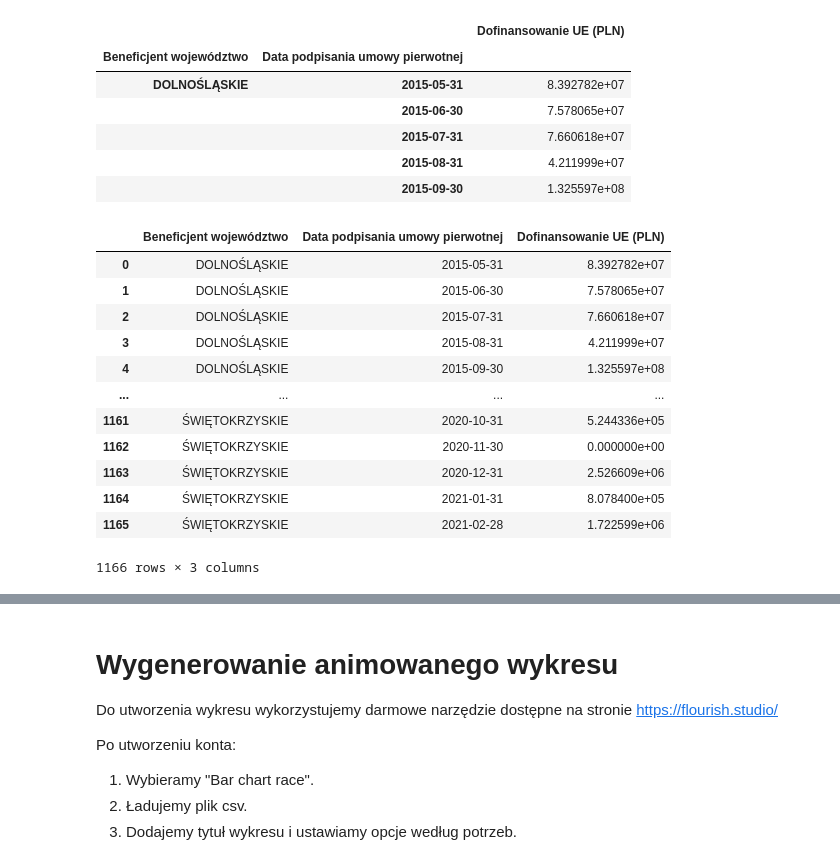
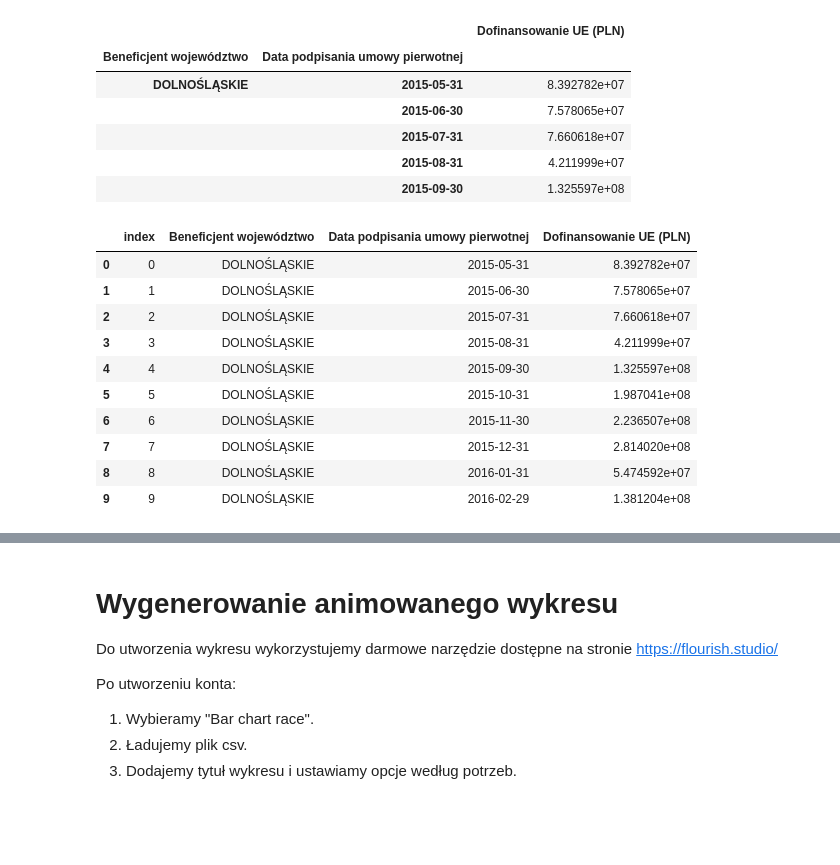
Before and after one commit to Agnesing/UE, a Jupyter notebook: Dotacje_UE_2014_2020.ipynb, the cells around one changed output, grey strips where cells are left out. Drawn from its saved outputs; the diff is of its cells as text; code cells hidden in the pictures; blank space fills up the shorter version.

```diff
--- a/Dotacje_UE_2014_2020.ipynb
+++ b/Dotacje_UE_2014_2020.ipynb
@@ -146,21 +146,19 @@ df2.head()
 # %%
 # Otrzymaliśmy tabelę z multiindeksem. Należy go zresetować
 df2=df2.reset_index()
-df2
+df2.head(10)
 # %% [output]
-|  | Beneficjent województwo | Data podpisania umowy pierwotnej | Dofinansowanie UE (PLN) |
-| 0 | DOLNOŚLĄSKIE | 2015-05-31 | 8.392782e+07 |
-| 1 | DOLNOŚLĄSKIE | 2015-06-30 | 7.578065e+07 |
-| 2 | DOLNOŚLĄSKIE | 2015-07-31 | 7.660618e+07 |
-| 3 | DOLNOŚLĄSKIE | 2015-08-31 | 4.211999e+07 |
-| 4 | DOLNOŚLĄSKIE | 2015-09-30 | 1.325597e+08 |
-| ... | ... | ... | ... |
-| 1161 | ŚWIĘTOKRZYSKIE | 2020-10-31 | 5.244336e+05 |
-| 1162 | ŚWIĘTOKRZYSKIE | 2020-11-30 | 0.000000e+00 |
-| 1163 | ŚWIĘTOKRZYSKIE | 2020-12-31 | 2.526609e+06 |
-| 1164 | ŚWIĘTOKRZYSKIE | 2021-01-31 | 8.078400e+05 |
-| 1165 | ŚWIĘTOKRZYSKIE | 2021-02-28 | 1.722599e+06 |
+|  | index | Beneficjent województwo | Data podpisania umowy pierwotnej | Dofinansowanie UE (PLN) |
+| 0 | 0 | DOLNOŚLĄSKIE | 2015-05-31 | 8.392782e+07 |
+| 1 | 1 | DOLNOŚLĄSKIE | 2015-06-30 | 7.578065e+07 |
+| 2 | 2 | DOLNOŚLĄSKIE | 2015-07-31 | 7.660618e+07 |
+| 3 | 3 | DOLNOŚLĄSKIE | 2015-08-31 | 4.211999e+07 |
+| 4 | 4 | DOLNOŚLĄSKIE | 2015-09-30 | 1.325597e+08 |
+| 5 | 5 | DOLNOŚLĄSKIE | 2015-10-31 | 1.987041e+08 |
+| 6 | 6 | DOLNOŚLĄSKIE | 2015-11-30 | 2.236507e+08 |
+| 7 | 7 | DOLNOŚLĄSKIE | 2015-12-31 | 2.814020e+08 |
+| 8 | 8 | DOLNOŚLĄSKIE | 2016-01-31 | 5.474592e+07 |
+| 9 | 9 | DOLNOŚLĄSKIE | 2016-02-29 | 1.381204e+08 |
-1166 rows × 3 columns
 # %%
 #Przekształcamy tabelę aby w wierszach były nazwy województw a w kolumnach poszczególne miesiące
 df3=df2.pivot(index='Beneficjent województwo', columns='Data podpisania umowy pierwotnej', values='Dofinansowanie UE (PLN)')
```
Also changed, not shown: parts of 2 cells of this notebook.
